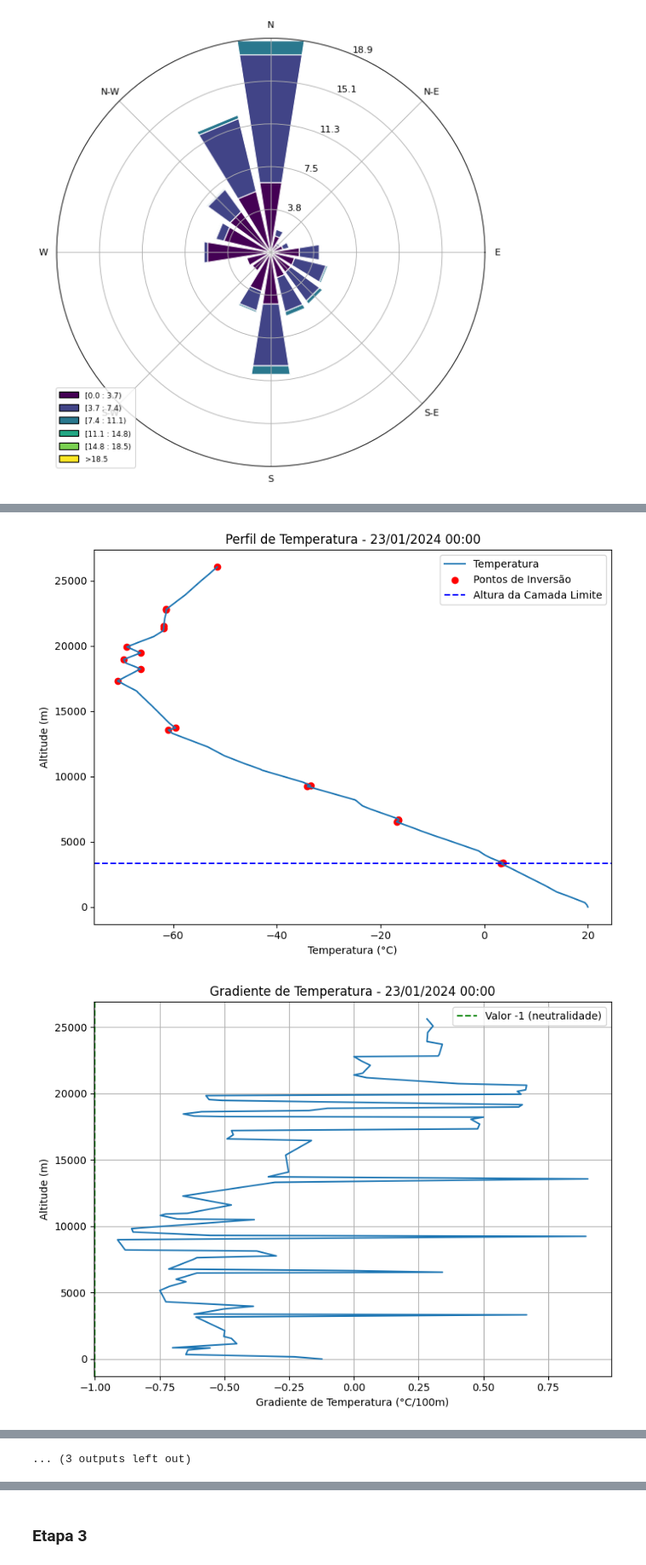
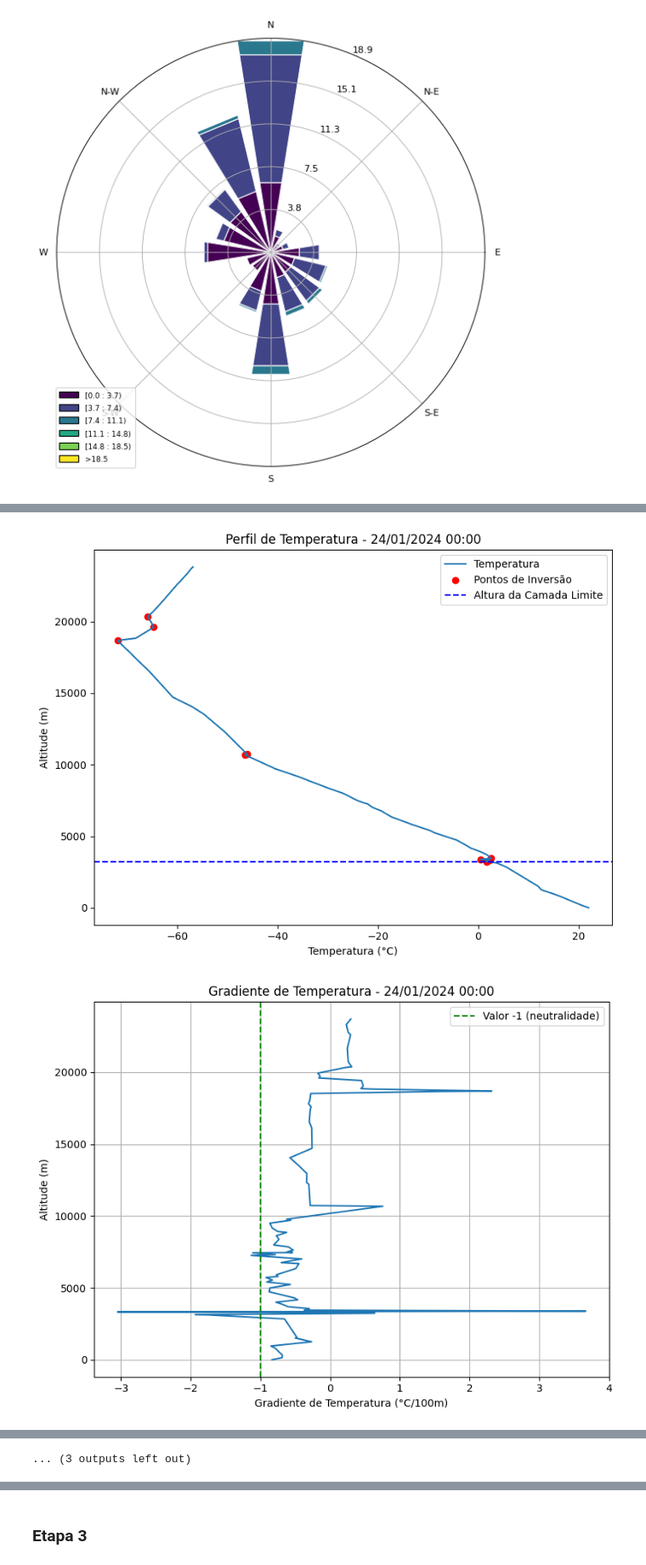
Before and after one commit to anapietroski/Controle_AnaPietroski, a Jupyter notebook: Atividade02_Ana_e_Barbara.ipynb, the cells around one changed output, grey strips where cells are left out. Shown at 85% size. Saved outputs shown, nothing was run; the diff lists cells and outputs as text; code cells hidden in the pictures.

```diff
--- a/Atividade02_Ana_e_Barbara.ipynb
+++ b/Atividade02_Ana_e_Barbara.ipynb
@@ -355,7 +357,8 @@ def plot_temperature_profile(date, station):
 
         # Perfil de temperatura com pontos de inversão e altura da camada limite
         ax.plot(temp, alt, label='Temperatura')
-        ax.scatter(temp[pontos_inversao], alt[pontos_inversao], color='red', label='Pontos de Inversão')
+        if len(pontos_inversao) > 0:
+            ax.scatter(temp[pontos_inversao], alt[pontos_inversao], color='red', label='Pontos de Inversão')
         if altura_camada_limite:
             ax.axhline(y=altura_camada_limite, color='blue', linestyle='--', label='Altura da Camada Limite')
         ax.set_xlabel('Temperatura (°C)')
@@ -400,11 +403,18 @@ def plot_temperature_gradient(date, station):
     except Exception as e:
         print(f"Erro ao obter ou processar dados para a data {date}: {e}")
 
-# Função para gerar dias aleatórios dentro de um intervalo específico
-def generate_random_days(start_date, end_date, num_days):
-    total_days = (end_date - start_date).days
-    random_days = random.sample(range(total_days), num_days)
-    return [start_date + timedelta(days=day_offset) for day_offset in random_days]
+# Função para gerar dias aleatórios dentro de um intervalo específico e verificar a disponibilidade de dados
+def generate_random_days_with_data(start_date, end_date, num_days, station):
+    available_days = []
+    while len(available_days) < num_days:
+        random_day = start_date + timedelta(days=random.randint(0, (end_date - start_date).days))
+        try:
+            df = WyomingUpperAir.request_data(random_day, station)
+            if not df.empty and 'temperature' in df.columns and 'height' in df.columns:
+                available_days.append(random_day)
+        except:
+            continue
+    return available_days
 
 # Data inicial para análise no verão do hemisfério sul (dezembro, janeiro, fevereiro)
 start_date = datetime(2023, 12, 1)
@@ -413,16 +423,12 @@ end_date = datetime(2024, 2, 29)  # Vamos considerar fevereiro bissexto
 # Local da análise
 station = 'SBFL'
 
-# Selecionar 5 dias aleatórios dentro do intervalo especificado
-random_days = generate_random_days(start_date, end_date, 5)
+# Selecionar 5 dias aleatórios dentro do intervalo especificado com dados disponíveis
+random_days_with_data = generate_random_days_with_data(start_date, end_date, 5, station)
 
-# Gerar gráficos para os dias selecionados aleatórios
-for date in random_days:
+# Gerar gráficos para os dias selecionados aleatórios com dados disponíveis
+for date in random_days_with_data:
     print(f"Analisando dados para {date}")
     plot_temperature_profile(date, station)
     plot_temperature_gradient(date, station)
-
-rootFolder = os.getcwd()
-figFolder = rootFolder.replace('\\','/')+'/figures/'
-fig.savefig(figFolder+'Figure5.png')
 # %% [output]
@@ -433,2 +439,2 @@ Analisando dados para 2024-01-23 00:00:00
-[figure, old version]
+[figure, new version]
-[figure, old version]
+[figure, new version]
```
Also changed, not shown: parts of 9 cells of this notebook.
